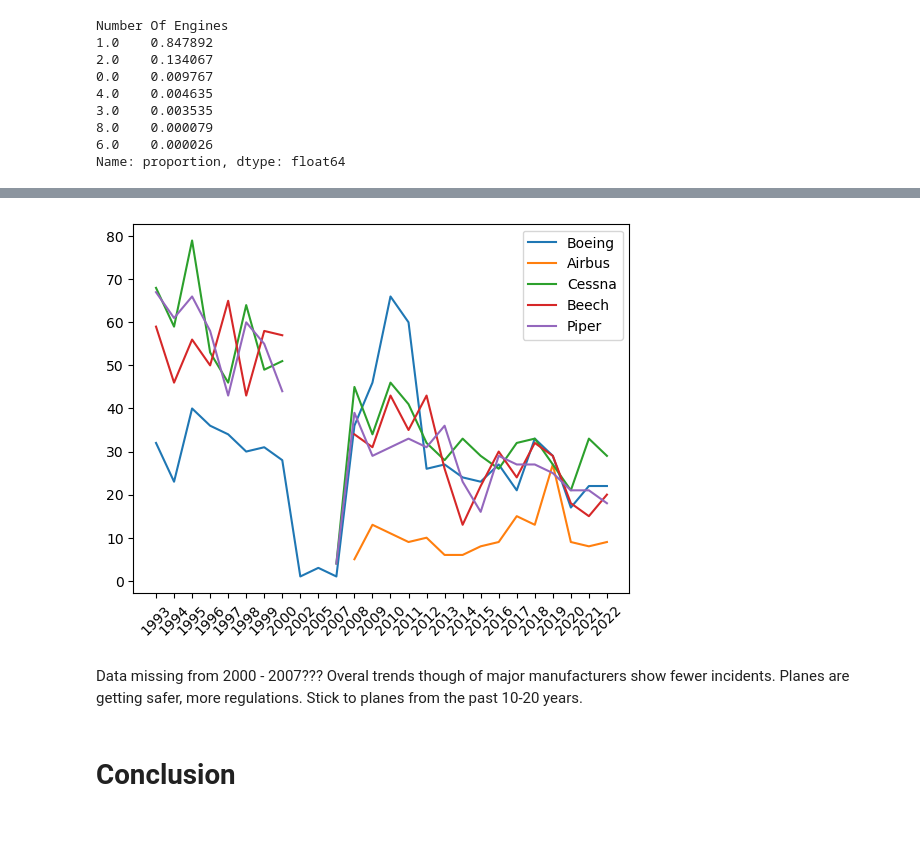
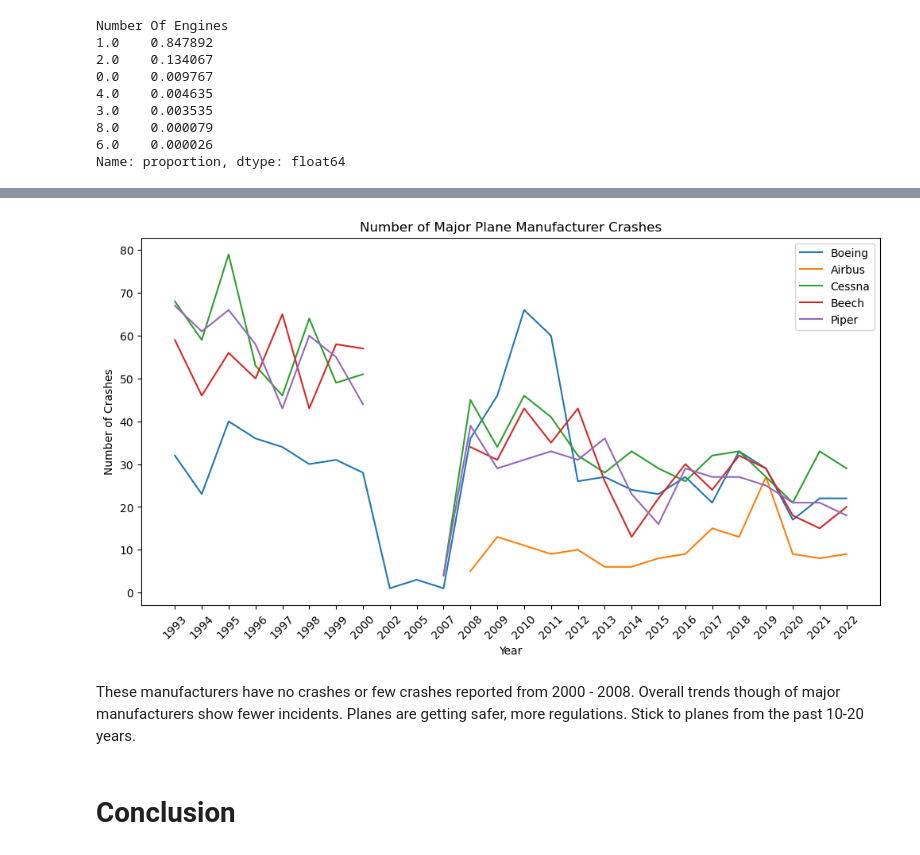
Before and after one commit to mkearns17/Aviation_Accidents_Project, a Jupyter notebook: Aviation_Phase1_Project.ipynb, the cells around one changed output, grey strips where cells are left out. Drawn from its saved outputs; the diff is of its cells as text; code cells hidden in the pictures; blank space fills up the shorter version.

```diff
--- a/Aviation_Phase1_Project.ipynb
+++ b/Aviation_Phase1_Project.ipynb
@@ -348,11 +304,19 @@ crashes = pd.concat([boeing_crashes_yr,airbus_crashes_yr,cessna_crashes_yr,beech
-# %%
-plt.plot(crashes)
-plt.xticks(rotation=45);
-plt.legend(crashes.columns);
-# %% [output]
-[figure, removed]
+# %%
+fig , ax = plt.subplots(figsize=(12,6))
+
+y=crashes_make_per_yr
+x=crashes_make_per_yr.index
+
+ax.plot(x,y)
+ax.tick_params(axis='x', labelrotation=45)
+ax.legend(crashes_make_per_yr.columns)
+ax.set_xlabel('Year')
+ax.set_ylabel('Number of Crashes')
+ax.set_title('Number of Major Plane Manufacturer Crashes');
+# %% [output]
+[figure, added]
 # %% [markdown]
-Data missing from 2000 - 2007???   Overal trends though of major manufacturers show fewer incidents. Planes are getting safer, more regulations. Stick to planes from the past 10-20 years.
+These manufacturers have no crashes or few crashes reported from 2000 - 2008. Overall trends though of major manufacturers show fewer incidents. Planes are getting safer, more regulations. Stick to planes from the past 10-20 years.
 # %% [markdown]
 # Conclusion
 # %% [markdown]
```
Also changed, not shown: parts of 13 cells of this notebook.
